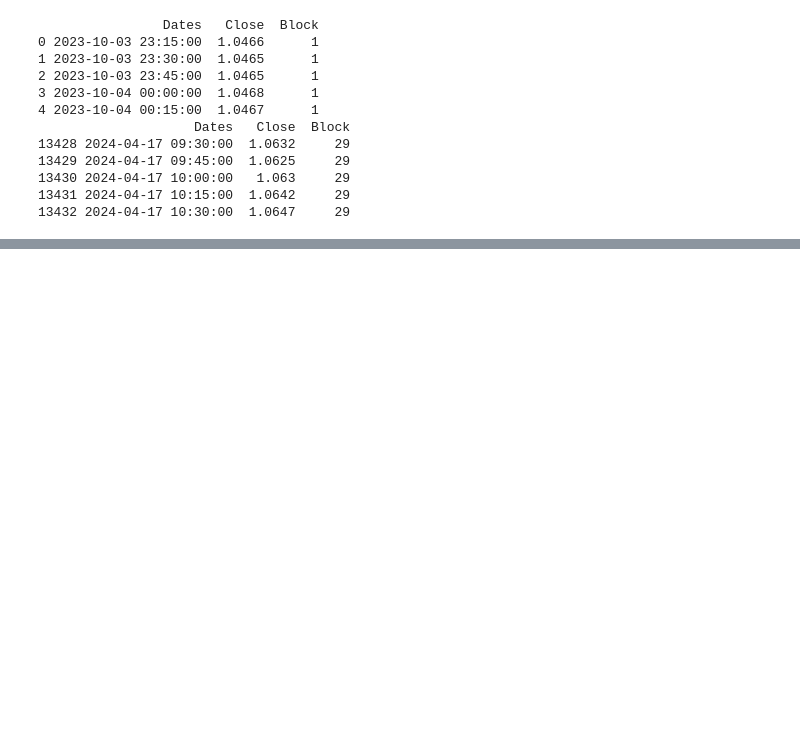
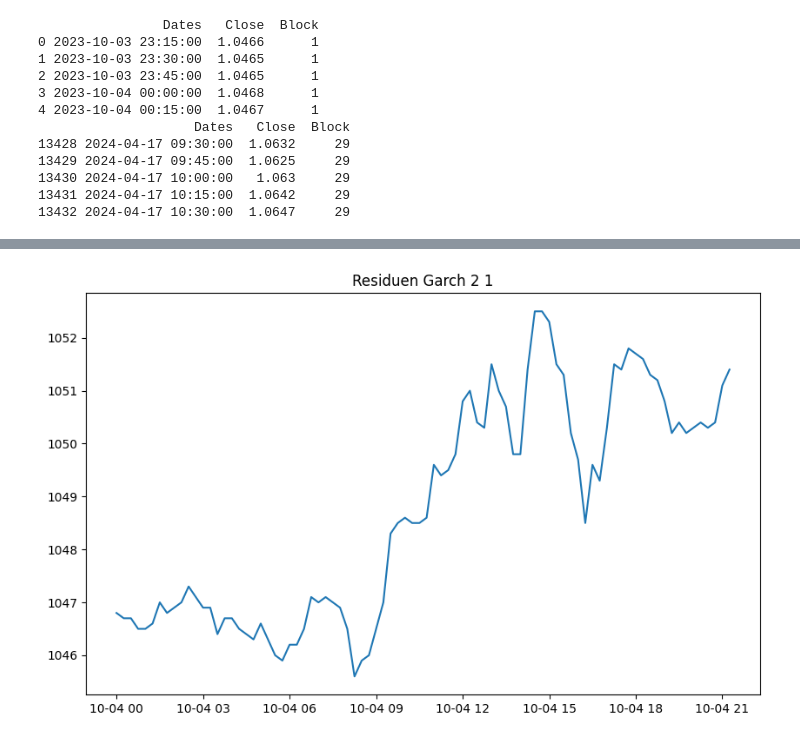
Before and after one commit to ArneTillmann/distributional-forex-prediction, a Jupyter notebook: statistical-consulting(1).ipynb, the cells around one changed output, grey strips where cells are left out. Cells and saved outputs as stored; diff of their text form; code cells hidden in the pictures; blank space fills up the shorter version.

```diff
--- a/statistical-consulting(1).ipynb
+++ b/statistical-consulting(1).ipynb
@@ -130,0 +232,7 @@ print(EURUSD_filtered.tail())
+# %%
+plt.figure(figsize=(10, 6))
+plt.plot(model_fit_2_1.resid)
+plt.title('Residuen Garch 2 1')
+plt.show()
+# %% [output]
+[figure, added]
```
Also changed, not shown: parts of 30 cells of this notebook.
